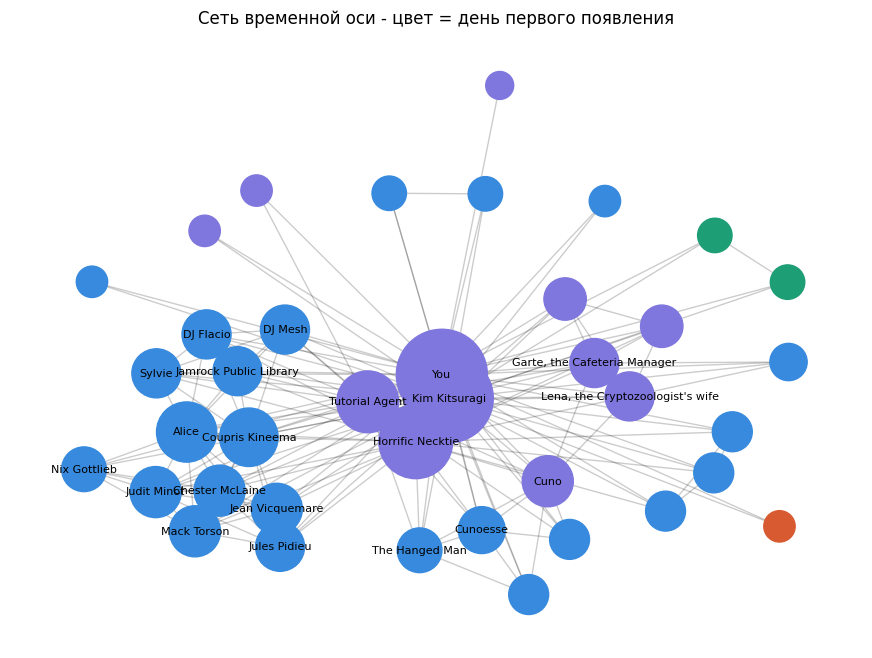
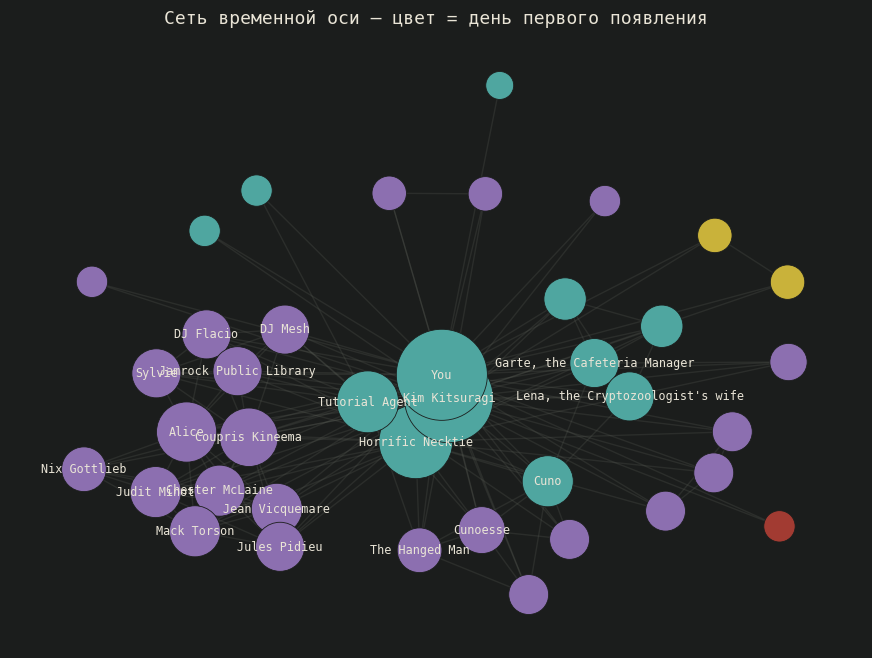
The change to this notebook cell's code, shown as a diff; its figure went from the first image to the second:
--- before
+++ after
@@ -3,14 +3,15 @@
 
 pos_day = nx.spring_layout(G_day, k=0.4, seed=42)
-day_colors = {1: "#7F77DD", 2: "#378ADD", 3: "#1D9E75", 4: "#BA7517", 5: "#D85A30"}
-node_colors_day = [day_colors.get(first_day.get(n, 1), "#aaaaaa") for n in G_day.nodes()]
+day_colors = {1: "#4fa6a0", 2: "#8c6fb0", 3: "#c9b23a", 4: "#d77a9e", 5: "#a23b32"}
+node_colors_day = [day_colors.get(first_day.get(n, 1), "#5c6058") for n in G_day.nodes()]
 node_sizes_day = [300 + nx.degree_centrality(G_day)[n] * 4000 for n in G_day.nodes()]
 
-plt.figure(figsize=(11, 8))
-nx.draw_networkx_edges(G_day, pos_day, alpha=0.2)
-nx.draw_networkx_nodes(G_day, pos_day, node_size=node_sizes_day, node_color=node_colors_day)
-nx.draw_networkx_labels(G_day, pos_day, labels={n: n for n in G_day.nodes() if G_day.degree(n) >= 7}, font_size=8)
-plt.title("Сеть временной оси - цвет = день первого появления")
-plt.axis("off")
-plt.savefig("viz/day_axis_network_static.png", dpi=150, bbox_inches="tight")
+fig, ax = plt.subplots(figsize=(11, 8), facecolor="#1b1d1c")
+ax.set_facecolor("#1b1d1c")
+nx.draw_networkx_edges(G_day, pos_day, ax=ax, alpha=0.25, edge_color="#5c6058")
+nx.draw_networkx_nodes(G_day, pos_day, ax=ax, node_size=node_sizes_day, node_color=node_colors_day, edgecolors="#1b1d1c", linewidths=0.6)
+nx.draw_networkx_labels(G_day, pos_day, ax=ax, labels={n: n for n in G_day.nodes() if G_day.degree(n) >= 7}, font_size=8.5, font_color="#e9e4d6", font_family="monospace")
+ax.set_title("Сеть временной оси — цвет = день первого появления", color="#e9e4d6", fontsize=13, fontfamily="monospace")
+ax.set_axis_off()
+plt.savefig("viz/day_axis_network_static.png", dpi=150, facecolor="#1b1d1c", bbox_inches="tight")
 plt.show()

Commit: Redesign site as DE case-file dossier (teal/purple/mustard/pink attribute palette), recolor all visualizations